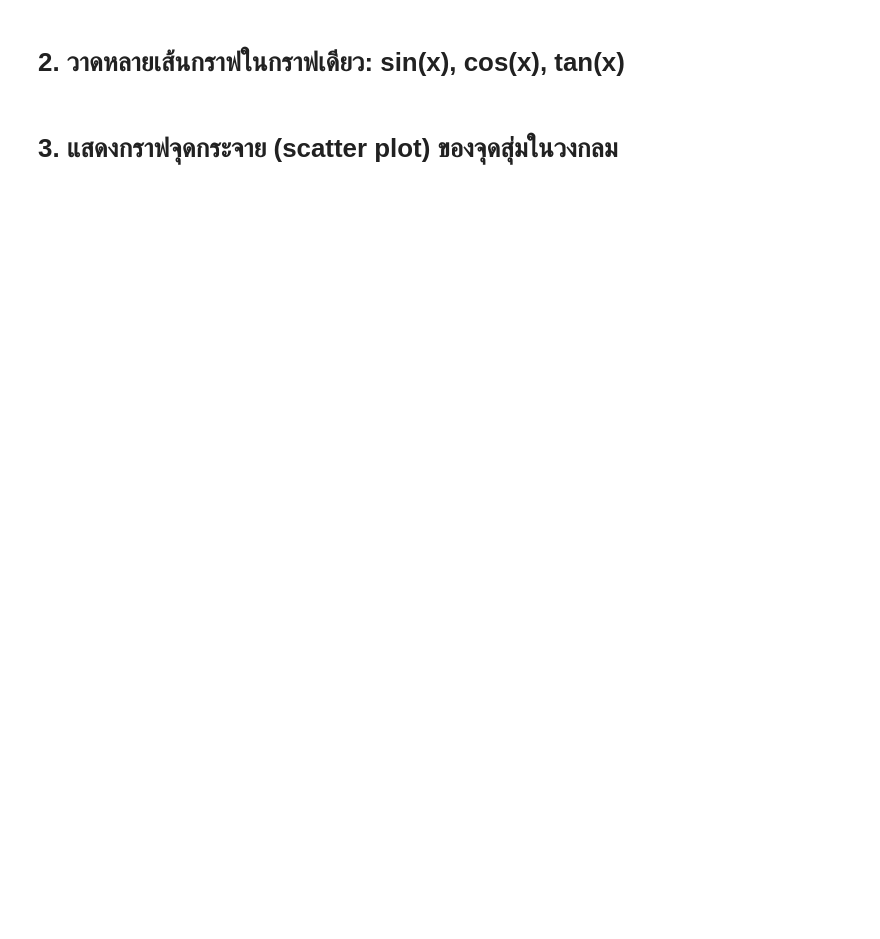
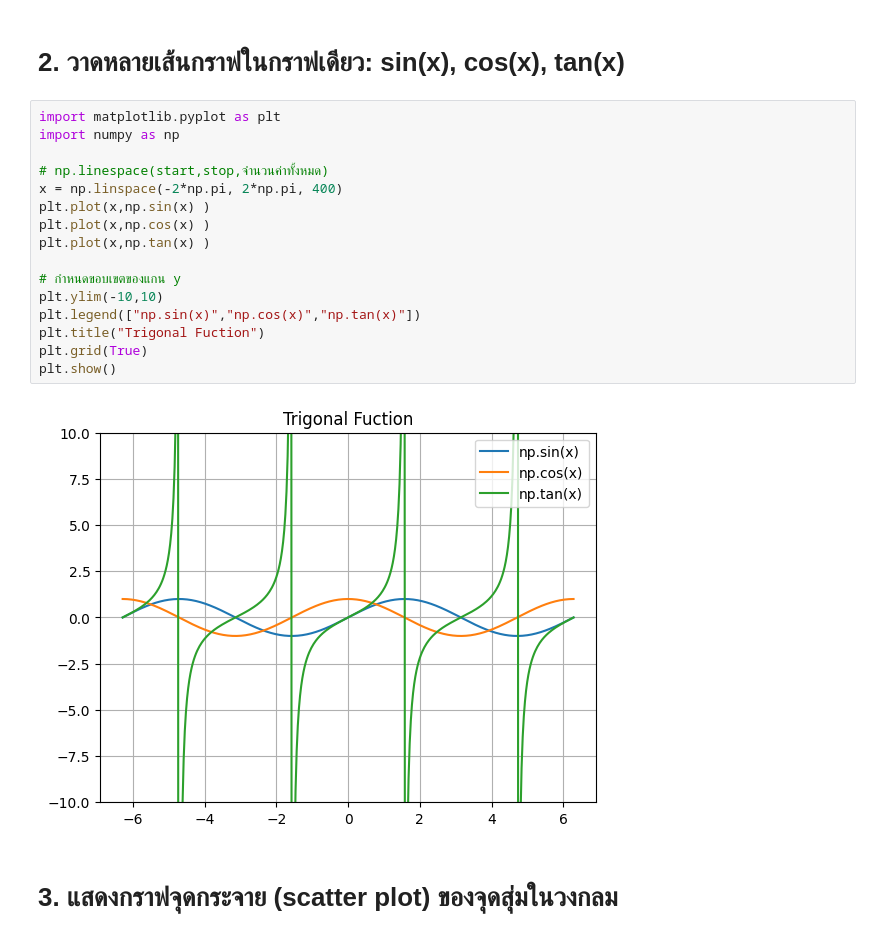
Before and after one commit to Iiceeeeeeeeeq/Python-class, a Jupyter notebook: Matplotlib/Practices.ipynb, the cells around one changed output. Drawn from its saved outputs; the diff is of its cells as text; blank space fills up the shorter version.

```diff
--- a/Matplotlib/Practices.ipynb
+++ b/Matplotlib/Practices.ipynb
@@ -7,4 +20,22 @@
 # %% [markdown]
 # 2. วาดหลายเส้นกราฟในกราฟเดียว: sin(x), cos(x), tan(x)
+# %%
+import matplotlib.pyplot as plt
+import numpy as np
+
+# np.linespace(start,stop,จำนวนค่าทั้งหมด)
+x = np.linspace(-2*np.pi, 2*np.pi, 400)
+plt.plot(x,np.sin(x) )
+plt.plot(x,np.cos(x) )
+plt.plot(x,np.tan(x) )
+
+# กำหนดขอบเขตของแกน y
+plt.ylim(-10,10)
+plt.legend(["np.sin(x)","np.cos(x)","np.tan(x)"])
+plt.title("Trigonal Fuction")
+plt.grid(True)
+plt.show()
+# %% [output]
+[figure, added]
 # %% [markdown]
 # 3. แสดงกราฟจุดกระจาย (scatter plot) ของจุดสุ่มในวงกลม
```
Also changed, not shown: parts of 12 cells of this notebook, 2 other files.
